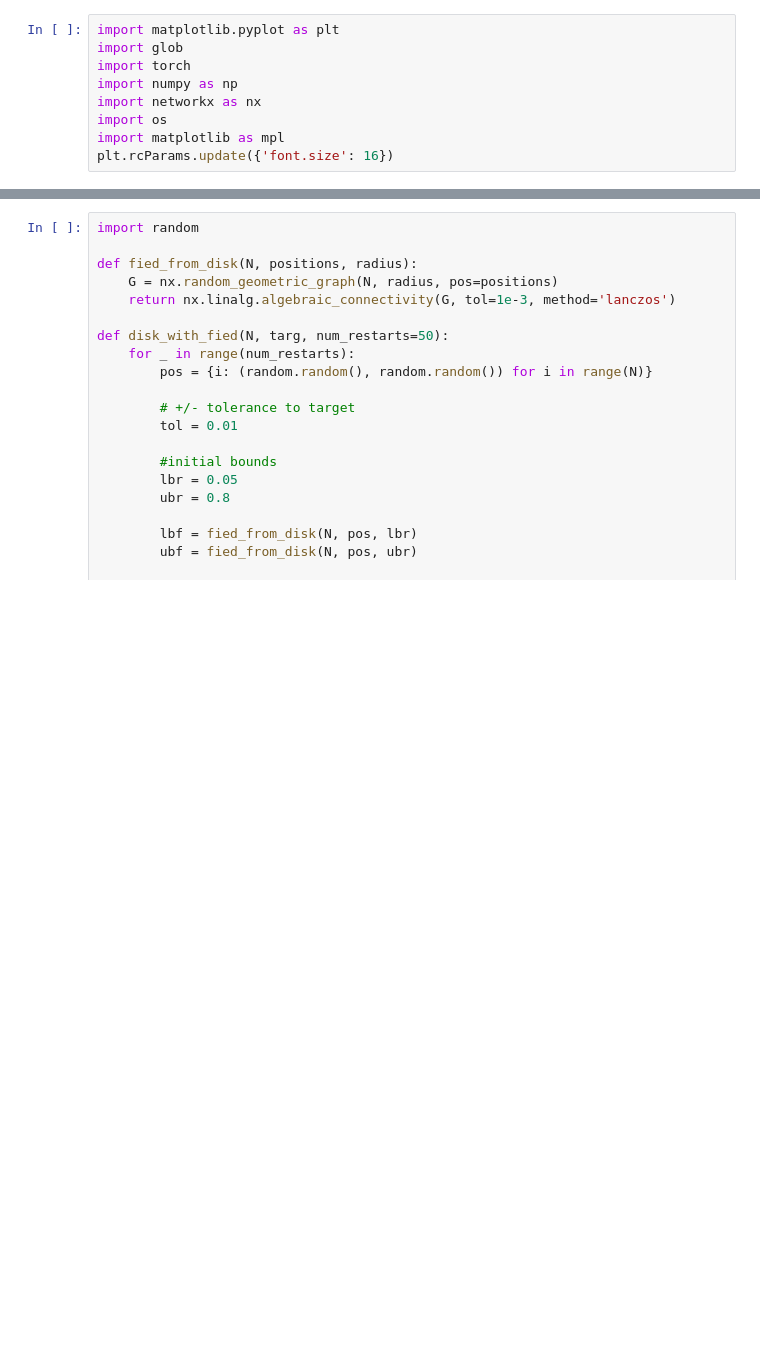
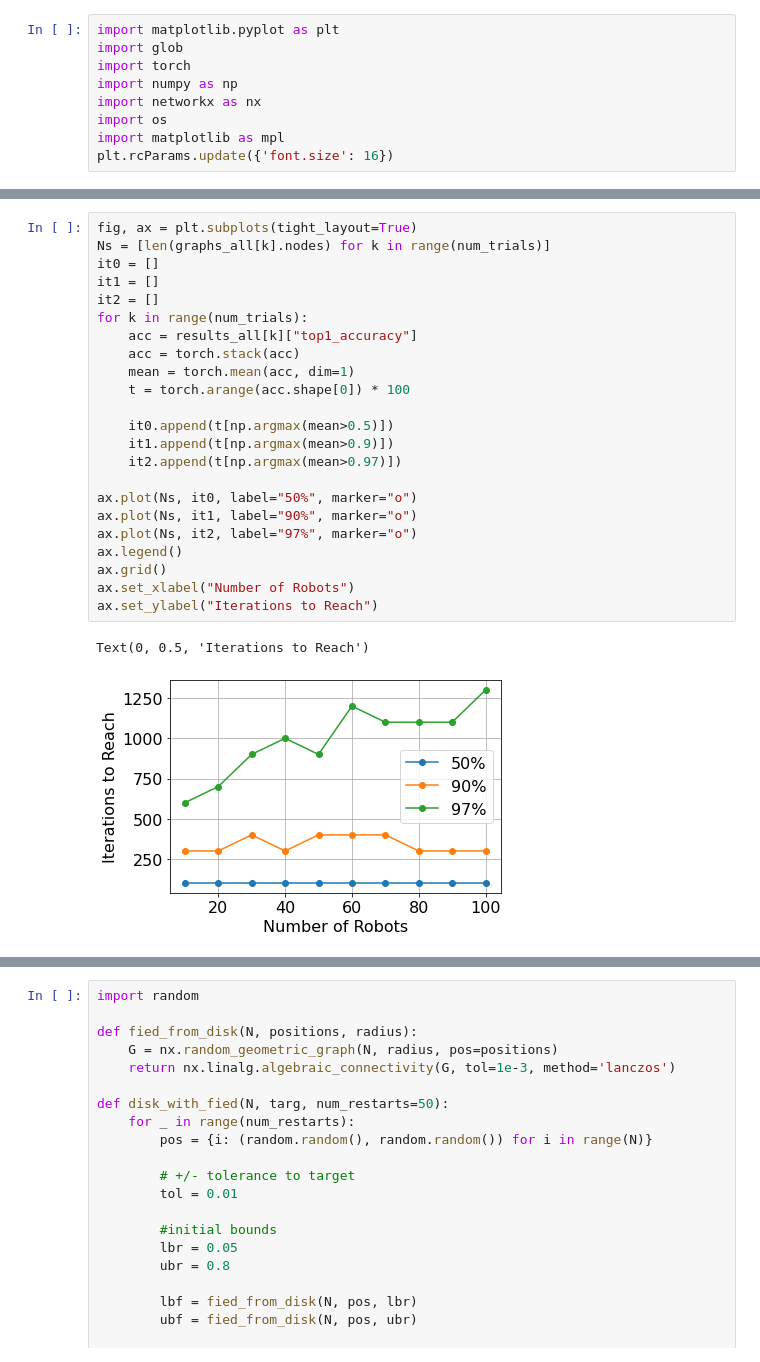
Before and after one commit to javieryu/nn_distributed_training, a Jupyter notebook: visualization/scaling_plots.ipynb, the cells around one changed output, grey strips where cells are left out. Cells and saved outputs as stored; diff of their text form; blank space fills up the shorter version.

```diff
--- a/visualization/scaling_plots.ipynb
+++ b/visualization/scaling_plots.ipynb
@@ -54,3 +58,29 @@ ax.grid()
+# %%
+fig, ax = plt.subplots(tight_layout=True)
+Ns = [len(graphs_all[k].nodes) for k in range(num_trials)]
+it0 = []
+it1 = []
+it2 = []
+for k in range(num_trials):
+    acc = results_all[k]["top1_accuracy"]
+    acc = torch.stack(acc)
+    mean = torch.mean(acc, dim=1)
+    t = torch.arange(acc.shape[0]) * 100
+
+    it0.append(t[np.argmax(mean>0.5)])
+    it1.append(t[np.argmax(mean>0.9)])
+    it2.append(t[np.argmax(mean>0.97)])
+
+ax.plot(Ns, it0, label="50%", marker="o")
+ax.plot(Ns, it1, label="90%", marker="o")
+ax.plot(Ns, it2, label="97%", marker="o")
+ax.legend()
+ax.grid()
+ax.set_xlabel("Number of Robots")
+ax.set_ylabel("Iterations to Reach")
+# %% [output]
+Text(0, 0.5, 'Iterations to Reach')
+[figure, added]
 # %%
 fieds = [nx.linalg.algebraic_connectivity(graphs_all[k]) for k in range(num_trials)]
 Ns = [len(graphs_all[k].nodes) for k in range(num_trials)]
```
Also changed, not shown: parts of 6 cells of this notebook, 1 other file.
